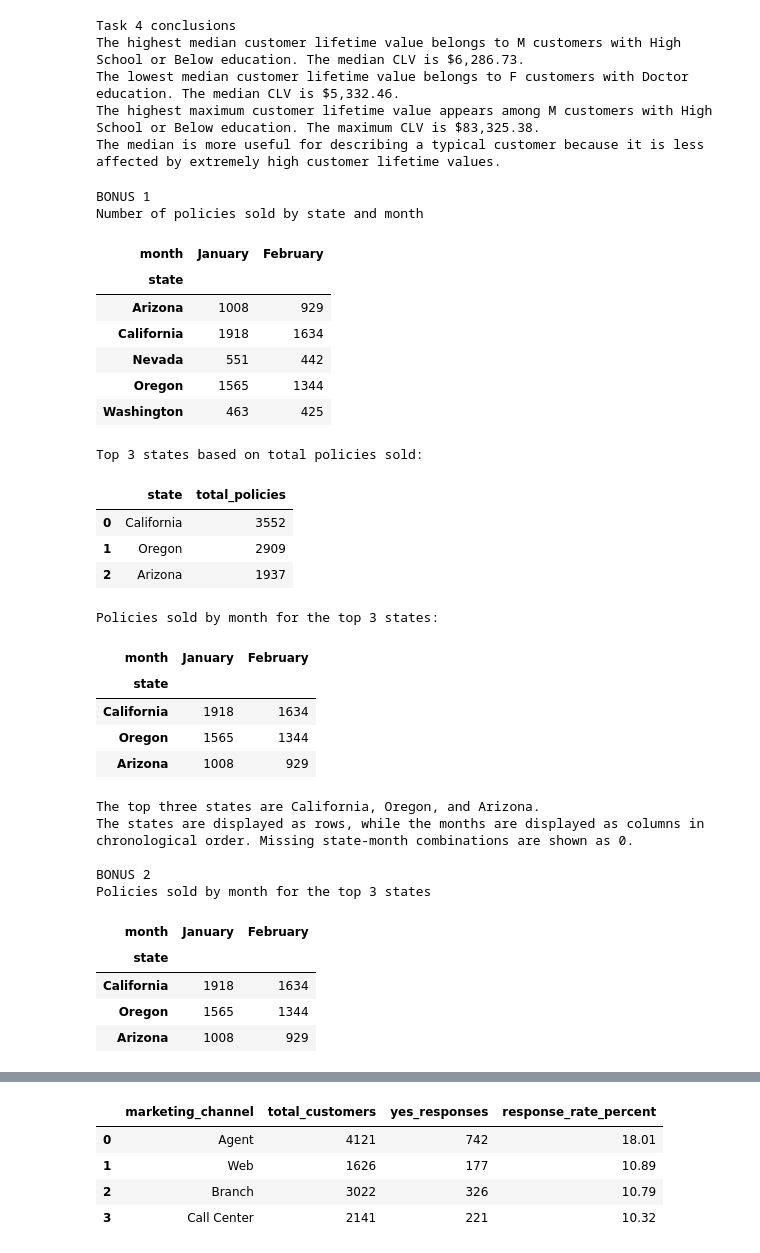
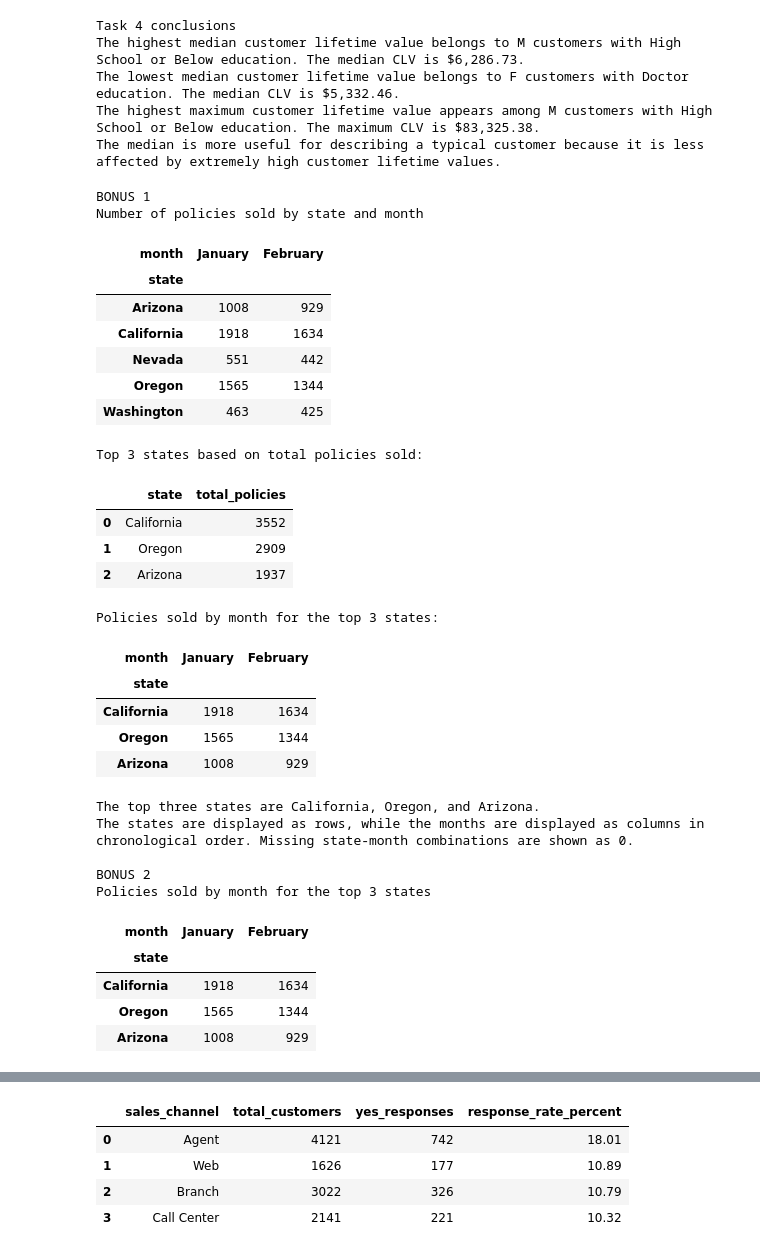
Before and after one commit to jannoelvero/lab-dw-data-aggregation-and-filtering, a Jupyter notebook: lab-dw-aggregating.ipynb, the cells around one changed output, grey strips where cells are left out. Drawn from its saved outputs; the diff is of its cells as text; code cells hidden in the pictures.

Commit message:
complete lab-dw-data-aggregation-and-filtering

```diff
--- a/lab-dw-aggregating.ipynb
+++ b/lab-dw-aggregating.ipynb
@@ -692,78 +692,52 @@ print(
 
 # =========================================================
 # BONUS 3
-# Customer response rate by marketing channel using melt()
+# Analyze customer response rate by marketing channel
 # =========================================================
 
-# Select the columns needed for the analysis
-marketing_data = df[
+# Keep the original response column unchanged
+channel_response_data = df[
     [
         "customer",
-        "response",
-        "sales_channel"
+        "sales_channel",
+        "response"
     ]
 ].copy()
 
-# Use melt to convert the channel column to long format
-marketing_long = marketing_data.melt(
-    id_vars=[
-        "customer",
-        "response"
-    ],
-    value_vars=[
-        "sales_channel"
-    ],
-    var_name="channel_type",
-    value_name="marketing_channel"
-)
-
-# Clean the response values
-marketing_long["response"] = (
-    marketing_long["response"]
+# Create a helper column:
+# Yes = 1
+# No or missing response = 0
+channel_response_data["responded_yes"] = (
+    channel_response_data["response"]
     .fillna("No")
     .astype("string")
     .str.strip()
     .str.title()
-)
-
-# Create a Yes-response indicator
-marketing_long["responded_yes"] = (
-    marketing_long["response"]
-    .fillna("No")
     .eq("Yes")
     .astype(int)
 )
 
-# Calculate response results for each marketing channel
+# Calculate the response rate within each sales channel
 channel_response_rate = (
-    marketing_long
-    .dropna(subset=["marketing_channel"])
+    channel_response_data
+    .dropna(subset=["sales_channel"])
     .groupby(
-        "marketing_channel",
+        "sales_channel",
         as_index=False
     )
     .agg(
-        total_customers=(
-            "customer",
-            "count"
-        ),
-        yes_responses=(
-            "responded_yes",
-            "sum"
-        ),
-        response_rate=(
-            "responded_yes",
-            "mean"
-        )
+        total_customers=("customer", "count"),
+        yes_responses=("responded_yes", "sum"),
+        response_rate=("responded_yes", "mean")
     )
 )
 
-# Convert the response rate to a percentage
+# Convert the response rate to percentage
 channel_response_rate["response_rate_percent"] = (
     channel_response_rate["response_rate"] * 100
 ).round(2)
 
-# Remove the decimal response-rate column
+# Keep one clean summary table
 channel_response_rate = (
     channel_response_rate
     .drop(columns="response_rate")
@@ -774,33 +748,17 @@ channel_response_rate = (
     .reset_index(drop=True)
 )
 
-print("\nBONUS 3")
 print("Customer response rate by marketing channel")
 
 display(channel_response_rate)
 
-# Identify the best and weakest channels
 best_channel = channel_response_rate.iloc[0]
-lowest_channel = channel_response_rate.iloc[-1]
 
 print(
     f"The marketing channel with the highest response rate is "
-    f"{best_channel['marketing_channel']}, with a response rate "
-    f"of {best_channel['response_rate_percent']:.2f}%."
+    f"{best_channel['sales_channel']}, with a response rate of "
+    f"{best_channel['response_rate_percent']:.2f}%."
 )
-
-print(
-    f"The marketing channel with the lowest response rate is "
-    f"{lowest_channel['marketing_channel']}, with a response rate "
-    f"of {lowest_channel['response_rate_percent']:.2f}%."
-)
-
-print(
-    "Channels with higher response rates may be more effective "
-    "for future campaigns. However, the company should also "
-    "consider campaign cost, customer reach, and customer "
-    "lifetime value before allocating its marketing budget."
-)
 # %% [output]
 BONUS 1
 Number of policies sold by state and month
@@ -839,5 +795,5 @@ BONUS 3
 Customer response rate by marketing channel
-|  | marketing_channel | total_customers | yes_responses | response_rate_percent |
+|  | sales_channel | total_customers | yes_responses | response_rate_percent |
 | 0 | Agent | 4121 | 742 | 18.01 |
 | 1 | Web | 1626 | 177 | 10.89 |
 | 2 | Branch | 3022 | 326 | 10.79 |
```
Also changed, not shown: parts of 1 cell of this notebook.
